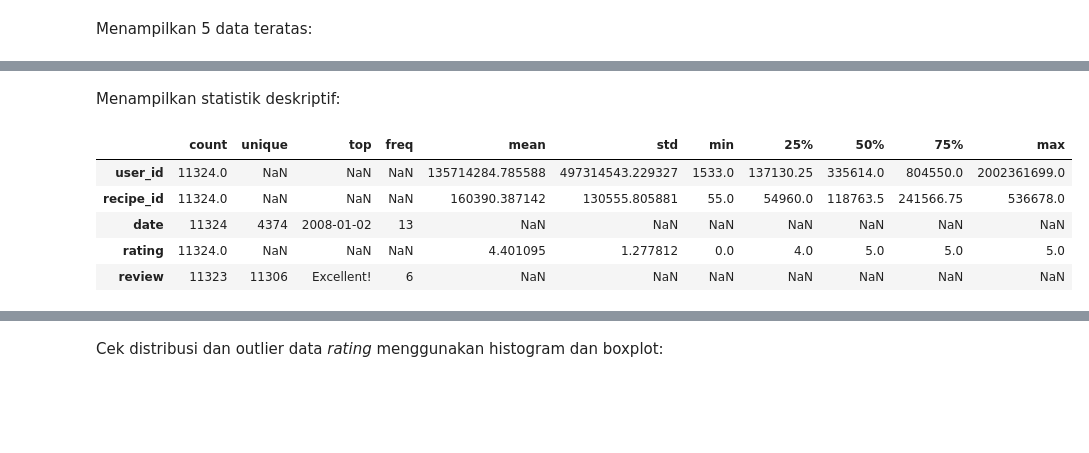
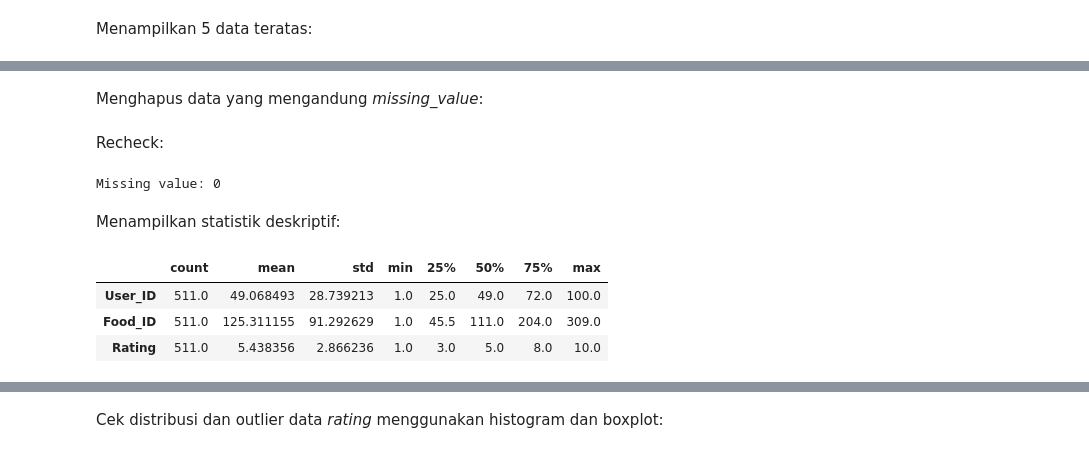
Before and after one commit to Sulbae/OlahGizi-Project, a Jupyter notebook: Food Recommender/notebook.ipynb, the cells around one changed output, grey strips where cells are left out. Saved outputs shown, nothing was run; the diff lists cells and outputs as text; code cells hidden in the pictures; blank space fills up the shorter version.

```diff
--- a/Food Recommender/notebook.ipynb
+++ b/Food Recommender/notebook.ipynb
@@ -215,11 +211,20 @@ rating_df.head()
+# %% [markdown]
+Menghapus data yang mengandung *missing_value*:
+# %%
+rating_df = rating_df.dropna()
+# %% [markdown]
+Recheck:
+# %%
+# recheck missing value
+print(f"Missing value:", rating_df.isna().sum().sum())
+# %% [output]
+Missing value: 0
 # %% [markdown]
 Menampilkan statistik deskriptif:
 # %%
-rating_df.describe(include="all").T
+rating_df.describe().T
 # %% [output]
-|  | count | unique | top | freq | mean | std | min | 25% | 50% | 75% | max |
-| user_id | 11324.0 | NaN | NaN | NaN | 135714284.785588 | 497314543.229327 | 1533.0 | 137130.25 | 335614.0 | 804550.0 | 2002361699.0 |
-| recipe_id | 11324.0 | NaN | NaN | NaN | 160390.387142 | 130555.805881 | 55.0 | 54960.0 | 118763.5 | 241566.75 | 536678.0 |
-| date | 11324 | 4374 | 2008-01-02 | 13 | NaN | NaN | NaN | NaN | NaN | NaN | NaN |
-| rating | 11324.0 | NaN | NaN | NaN | 4.401095 | 1.277812 | 0.0 | 4.0 | 5.0 | 5.0 | 5.0 |
-| review | 11323 | 11306 | Excellent! | 6 | NaN | NaN | NaN | NaN | NaN | NaN | NaN |
+|  | count | mean | std | min | 25% | 50% | 75% | max |
+| User_ID | 511.0 | 49.068493 | 28.739213 | 1.0 | 25.0 | 49.0 | 72.0 | 100.0 |
+| Food_ID | 511.0 | 125.311155 | 91.292629 | 1.0 | 45.5 | 111.0 | 204.0 | 309.0 |
+| Rating | 511.0 | 5.438356 | 2.866236 | 1.0 | 3.0 | 5.0 | 8.0 | 10.0 |
```
Also changed, not shown: parts of 14 cells of this notebook, 1 other file.
